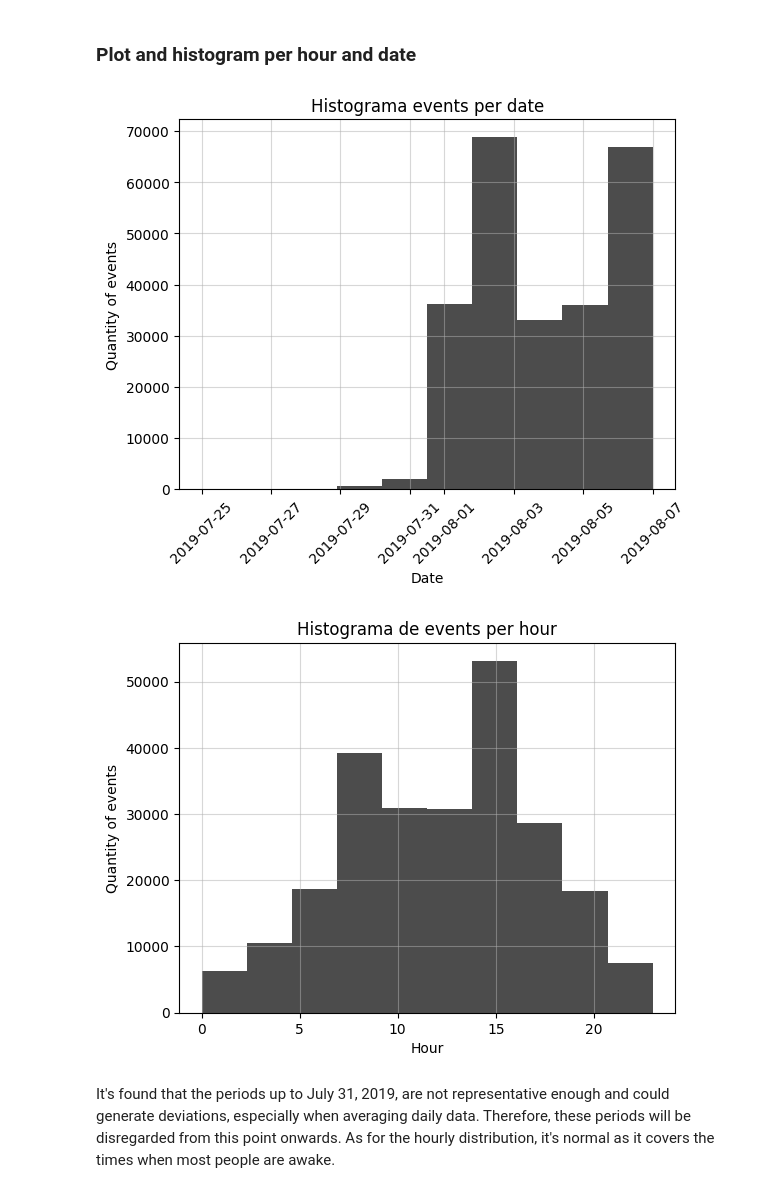
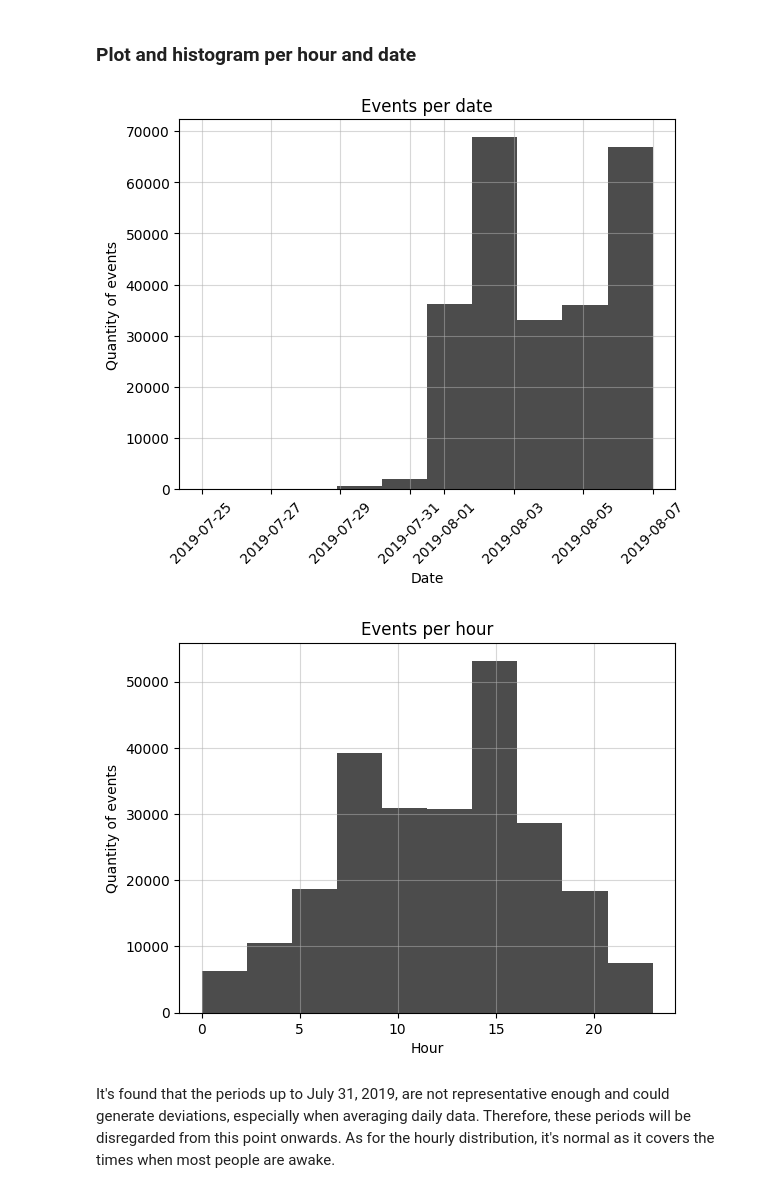
Before and after one commit to Juancanoanalyst/AAtestalimenticios, a Jupyter notebook: notebook.ipynb, the cells around one changed output. Saved outputs shown, nothing was run; the diff lists cells and outputs as text; code cells hidden in the pictures.

```diff
--- a/notebook.ipynb
+++ b/notebook.ipynb
@@ -151,23 +151,23 @@ print(f" The test duration in days is:{df_clean['date'].max()-df_clean['date'].m
 ### Plot and histogram per hour and date
 # %%
 plt.hist(df_clean['date'], bins=10, color='black', alpha=0.7)
-plt.title('Histograma events per date')
+plt.title('Events per date')
 plt.xlabel('Date')
 plt.ylabel('Quantity of events')
 plt.xticks(rotation=45)
 plt.grid(True , alpha=0.5)
 plt.show()
 # %% [output]
-[figure, old version]
+[figure, new version]
 # %%
 plt.hist(df_clean['hour'], bins=10, color='black', alpha=0.7)
 plt.grid(True , alpha=0.5)
-plt.title('Histograma de events per hour')
+plt.title('Events per hour')
 plt.xlabel('Hour')
 plt.ylabel('Quantity of events')
 plt.show()
 # %% [output]
-[figure, old version]
+[figure, new version]
 # %% [markdown]
 It's found that the periods up to July 31, 2019, are not representative enough and could generate deviations, especially when averaging daily data. Therefore, these periods will be disregarded from this point onwards. As for the hourly distribution, it's normal as it covers the times when most people are awake.
 # %%
```
Also changed, not shown: parts of 14 cells of this notebook, 2 other files.
